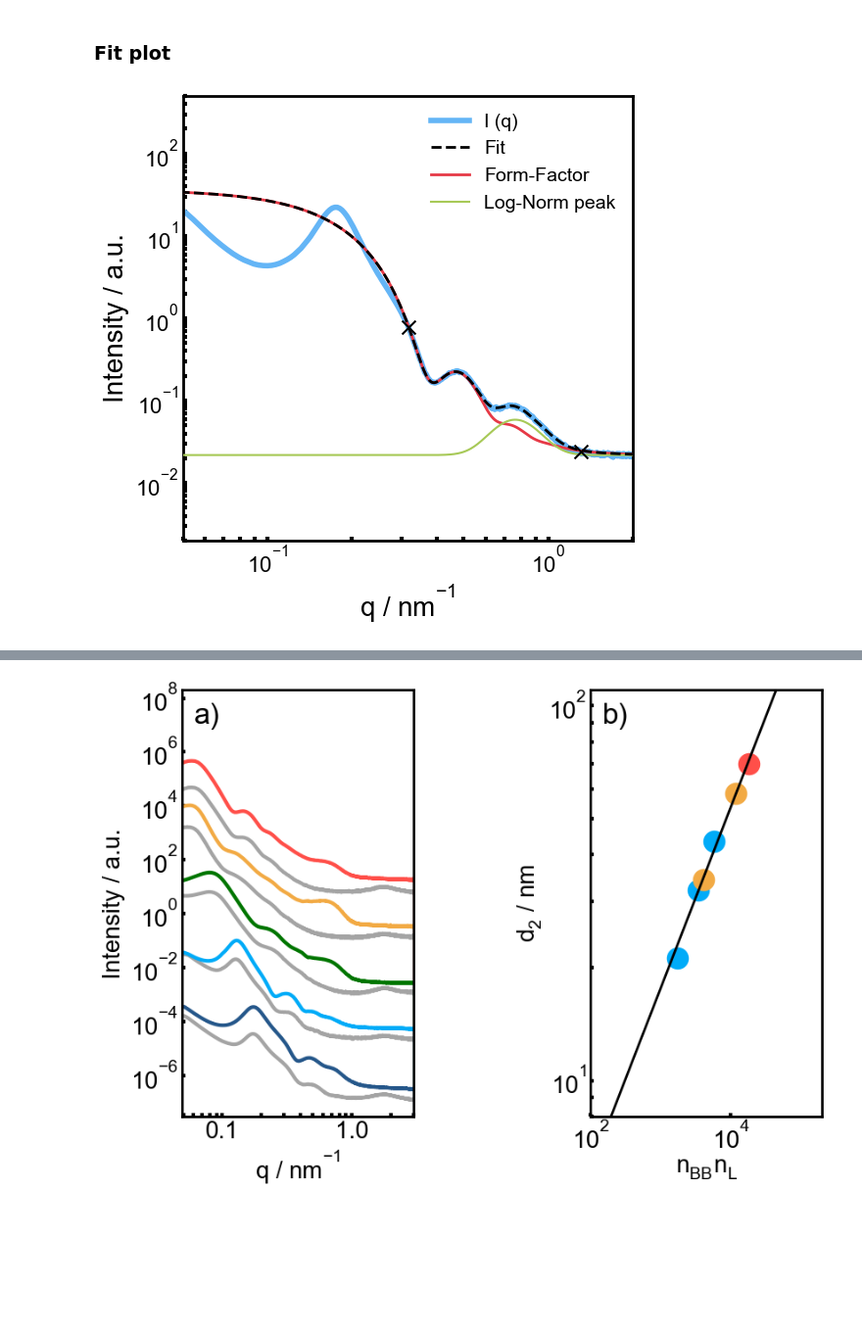
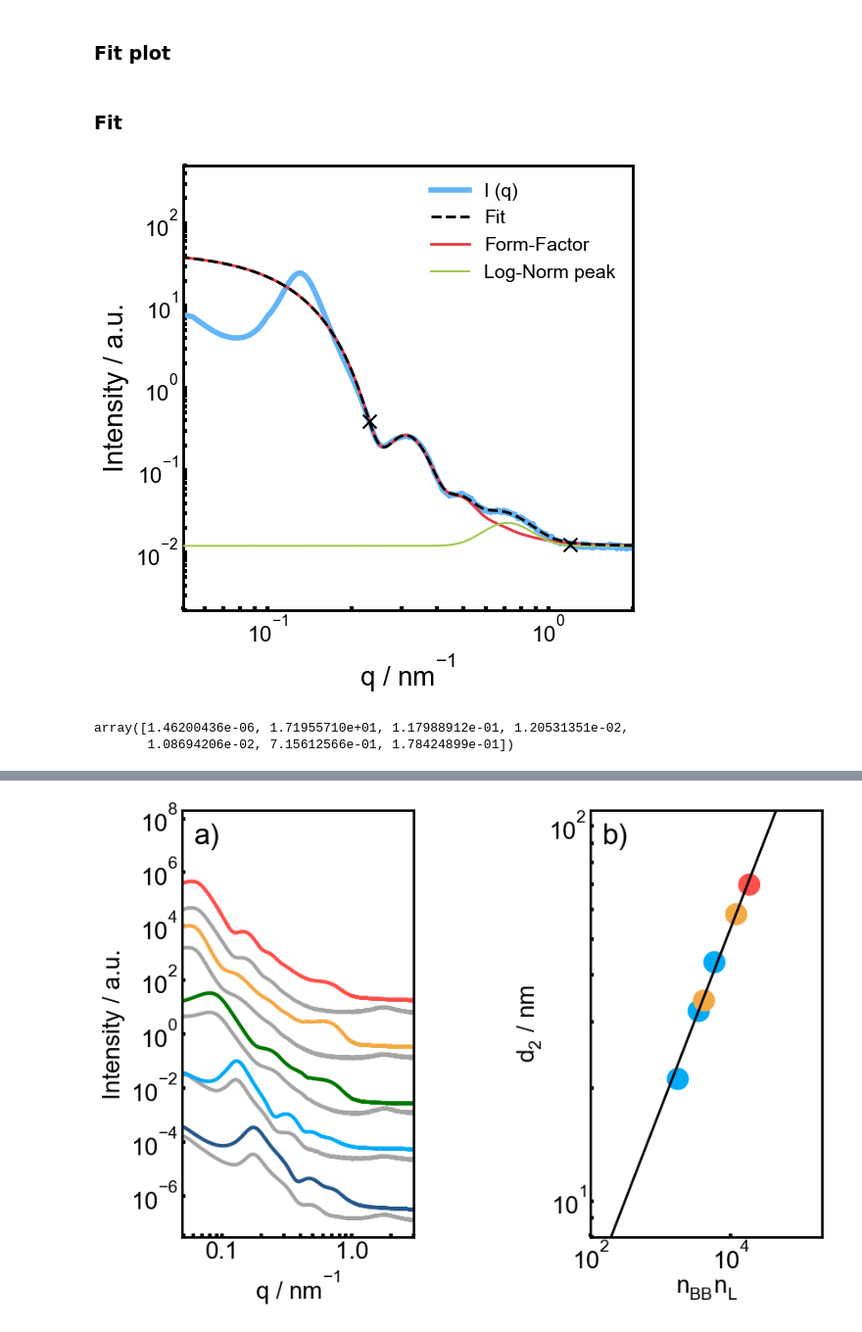
Before and after one commit to Akmalumarov/X_Ray_Scattering_Analysis, a Jupyter notebook: projects/Brushes/PEG_PNIPAM_crystallization/PEG_PNIPAM_cryst.ipynb, the cells around one changed output, grey strips where cells are left out. Shown at 98% size. Cells and saved outputs as stored; diff of their text form; code cells hidden in the pictures; blank space fills up the shorter version.

```diff
--- a/projects/Brushes/PEG_PNIPAM_crystallization/PEG_PNIPAM_cryst.ipynb
+++ b/projects/Brushes/PEG_PNIPAM_crystallization/PEG_PNIPAM_cryst.ipynb
@@ -1,2 +1,19 @@
 # %% [markdown]
 # PEG PNIPAM Crystallization
+# %%
+def critical(x, A, x0, p, C):
+    return A * 1 / np.abs(x - x0) ** p + C
+# %%
+
+df = pd.read_csv(r"C:\Users\LabPCA\Desktop\plot-data (2).csv")
+
+plt.scatter(df['x'], df[' y'])
+# df[' y']
+
+p0 = [15, 299, 0.8, 8]
+p, cov = curve_fit(critical, np.array(df['x']), np.array(df[' y']), p0=p0, maxfev=10000, bounds=((0, 290, 0, 0), (np.inf, 315, np.inf, np.inf)))
+
+lnsp = np.linspace(270, 298, 1000)
+plt.plot(lnsp, critical(lnsp, *p))
+plt.ylim(8, 14)
+p
@@ -154,55 +626,61 @@ plt.rcParams['mathtext.it'] = 'Arial:italic'
 plt.rcParams['mathtext.rm'] = 'Arial'
 plt.rcParams['mathtext.tt'] = 'Arial'
 plt.rcParams['mathtext.bf'] = 'Arial:bold'
+# %% [markdown]
+### Fit
 # %%
 # Создаем фигуру
 fig, ax = plt.subplots(figsize=(6, 6))
 
 # Данные
-Data = Exp292_6_0C
-q, I = Data.get_1d_SAXS(82)
+Data = Exp292_12_10C
+q, I = Data.get_1d_SAXS(55)
 ax.plot(q, I, linewidth=4, color='#64b5f6', label='I (q)')
 
 # Маркеры для области подгонки
-l = 90
-r = 370
+l = 65
+r = 340
 ax.scatter(q[l], I[l], marker='x', zorder=100, color='black', s=100)
 ax.scatter(q[r], I[r], marker='x', zorder=100, color='black', s=100)
 
 # Подгонка
-p, cov = curve_fit(Spheres_log_norm, q[l:r], I[l:r], p0=[1e-6, 11, 0.12, 8.91806121e-03, 5.32180981e-03, 0.8, 0.2])
+p, cov = curve_fit(Spheres_log_norm, q[l:r], I[l:r], p0=[7.77852848e-07, 1.65942170e+01, 1.33242201e-01, 9.32162824e-03,
+       3.61615147e-02, 7.99299489e-01, 2.97434579e-01])
 
-# Отображение компонентов подгонки
+# # Отображение компонентов подгонки
 ax.plot(q, Spheres_log_norm(q, *p), linestyle='--', color='black', zorder=15, label='Fit', linewidth=2)
 ax.plot(q, Polydisperse_spheres(q, *p[:4]), linestyle='-', color='#e63946', zorder=11, label='Form-Factor', linewidth=2)
 ax.plot(q, log_normal_peak(q, *p[4:]) + p[3], linestyle='-', color='#a7c957', zorder=12, label='Log-Norm peak')
 
-# Настройки графика
+# # Настройки графика
 ax.set_xscale('log')
 ax.set_yscale('log')
 ax.set_xlabel(r'q / nm$^{-1}$', fontsize=20, fontfamily='Arial')
 ax.set_ylabel(r'Intensity / a.u.', fontsize=20, fontfamily='Arial')
 ax.set_xlim(0.05, 2)
 ax.set_ylim(2e-3, 5e2)
 
 # Легенда
 ax.legend(fontsize=14, frameon=False, fancybox=False, shadow=False)
 
 # Утолщенные рамки
 for axis in ['top','bottom','left','right']:
     ax.spines[axis].set_linewidth(2)
 
 # Настройка tick parameters
 ax.tick_params(axis="both", which='both', direction="in", width=3, length=3, labelsize=16)
 
 # Убедимся, что все tick labels используют Arial
 for tick in ax.get_xticklabels():
     tick.set_fontfamily('Arial')
 for tick in ax.get_yticklabels():
     tick.set_fontfamily('Arial')
 
 plt.tight_layout()
-plt.savefig(r'E:\PEG_PNIPAM crystallization\Figures\Fig6.png', dpi=300, bbox_inches='tight', transparent=True)
+# plt.savefig(r'E:\PEG_PNIPAM crystallization\Figures\Fig6.png', dpi=300, bbox_inches='tight', transparent=True)
 plt.show()
+p
 # %% [output]
-[figure, old version]
+[figure, new version]
+array([1.46200436e-06, 1.71955710e+01, 1.17988912e-01, 1.20531351e-02,
+       1.08694206e-02, 7.15612566e-01, 1.78424899e-01])
```
Also changed, not shown: parts of 36 cells of this notebook, 10 other files.
